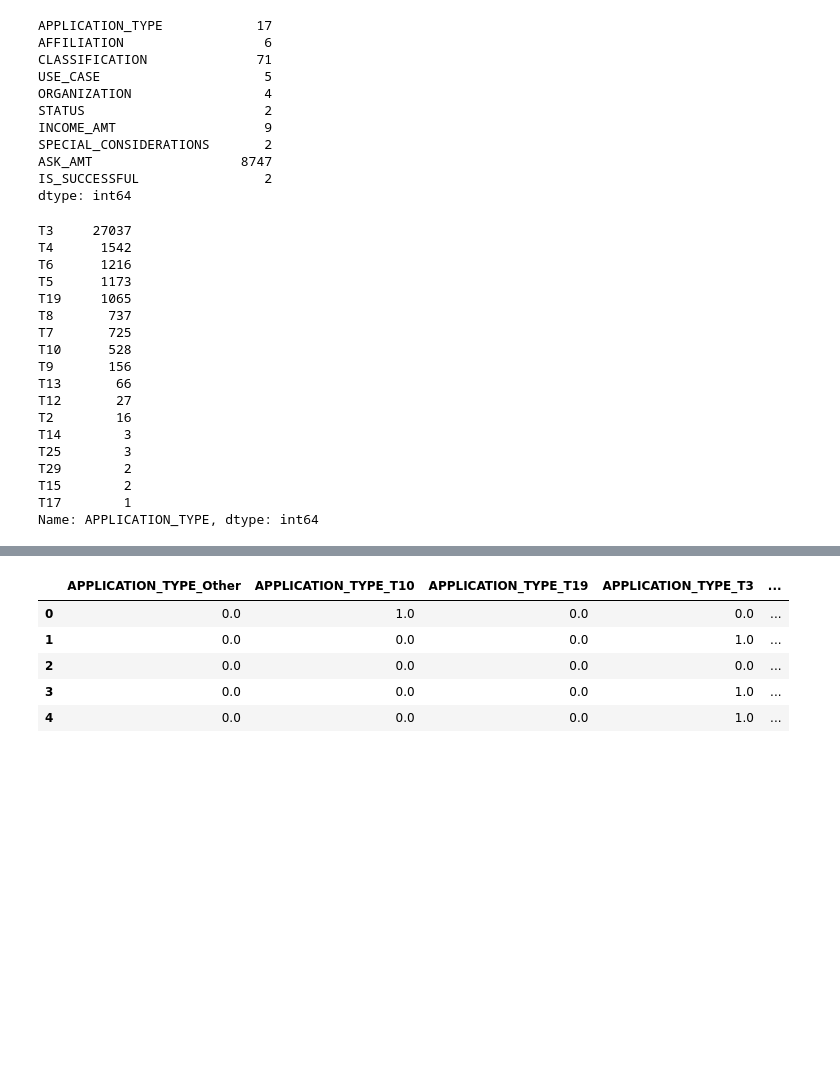
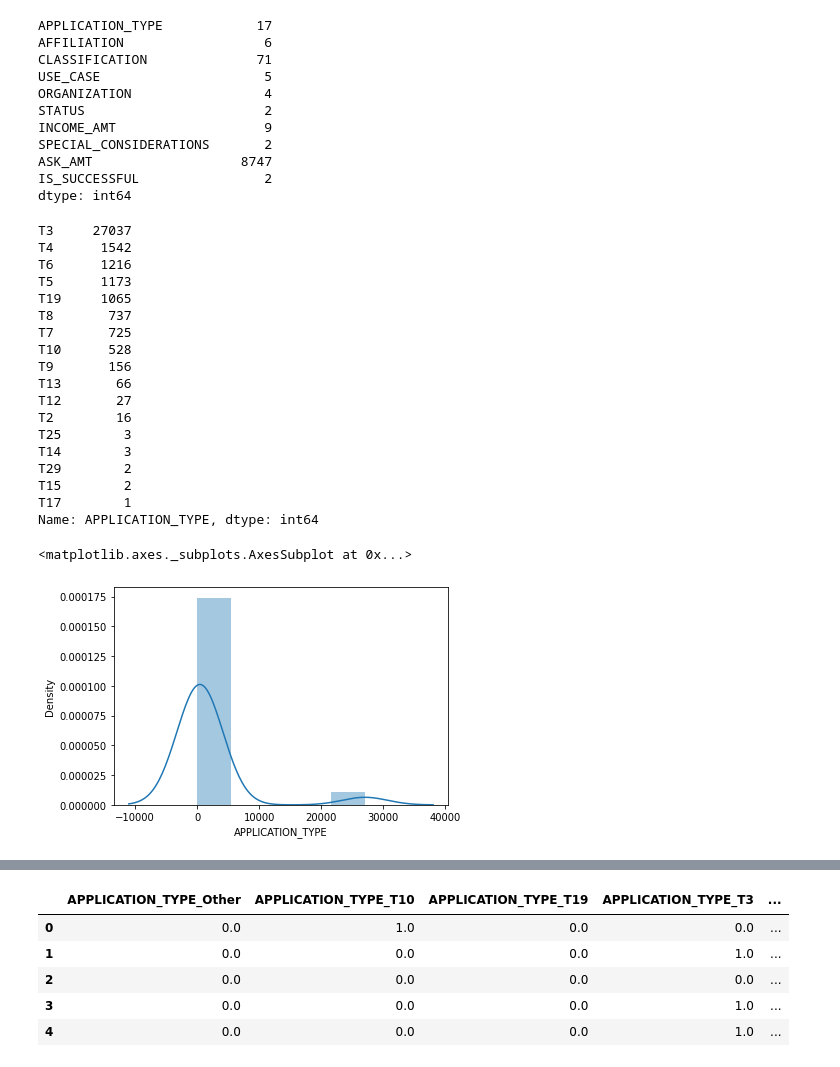
Before and after one commit to m-miley/Neural_Network_Charity_Analysis, a Jupyter notebook: AlphabetSoupCharity.ipynb, the cells around one changed output, grey strips where cells are left out. Cells and saved outputs as stored; diff of their text form; code cells hidden in the pictures; blank space fills up the shorter version.

```diff
--- a/AlphabetSoupCharity.ipynb
+++ b/AlphabetSoupCharity.ipynb
@@ -6,9 +6,17 @@ from sklearn.model_selection import train_test_split
 from sklearn.preprocessing import StandardScaler,OneHotEncoder
 import pandas as pd
 import tensorflow as tf
+import pandas as pd
 
-#  Import and read the charity_data.csv.
-import pandas as pd
-application_df = pd.read_csv("../Resources/charity_data.csv")
-application_df.head()
+# Set options to display max rows / columns in DFs
+pd.set_option('display.max_rows', None)
+pd.set_option('display.max_columns', None)
+
+# Import our input dataset
+from google.colab import files
+uploaded = files.upload()
+
+import io
+df = pd.read_csv(io.BytesIO(uploaded['charity_data.csv']))
+df.head()
 # %% [output]
@@ -38,7 +48,8 @@ IS_SUCCESSFUL                2
 dtype: int64
 # %%
 # Look at APPLICATION_TYPE value counts for binning
-#  YOUR CODE GOES HERE
+app_types = application_df.APPLICATION_TYPE.value_counts()
+app_types
 # %% [output]
 T3     27037
 T4      1542
@@ -52,9 +63,16 @@ T9       156
 T13       66
 T12       27
 T2        16
+T25        3
 T14        3
-T25        3
 T29        2
 T15        2
 T17        1
 Name: APPLICATION_TYPE, dtype: int64
+# %%
+# Visualize the value counts of APPLICATION_TYPE
+import seaborn as sns
+sns.distplot(app_types, bins=5)
+# %% [output]
+<matplotlib.axes._subplots.AxesSubplot at 0x...>
+[figure, added]
```
Also changed, not shown: parts of 10 cells of this notebook.
